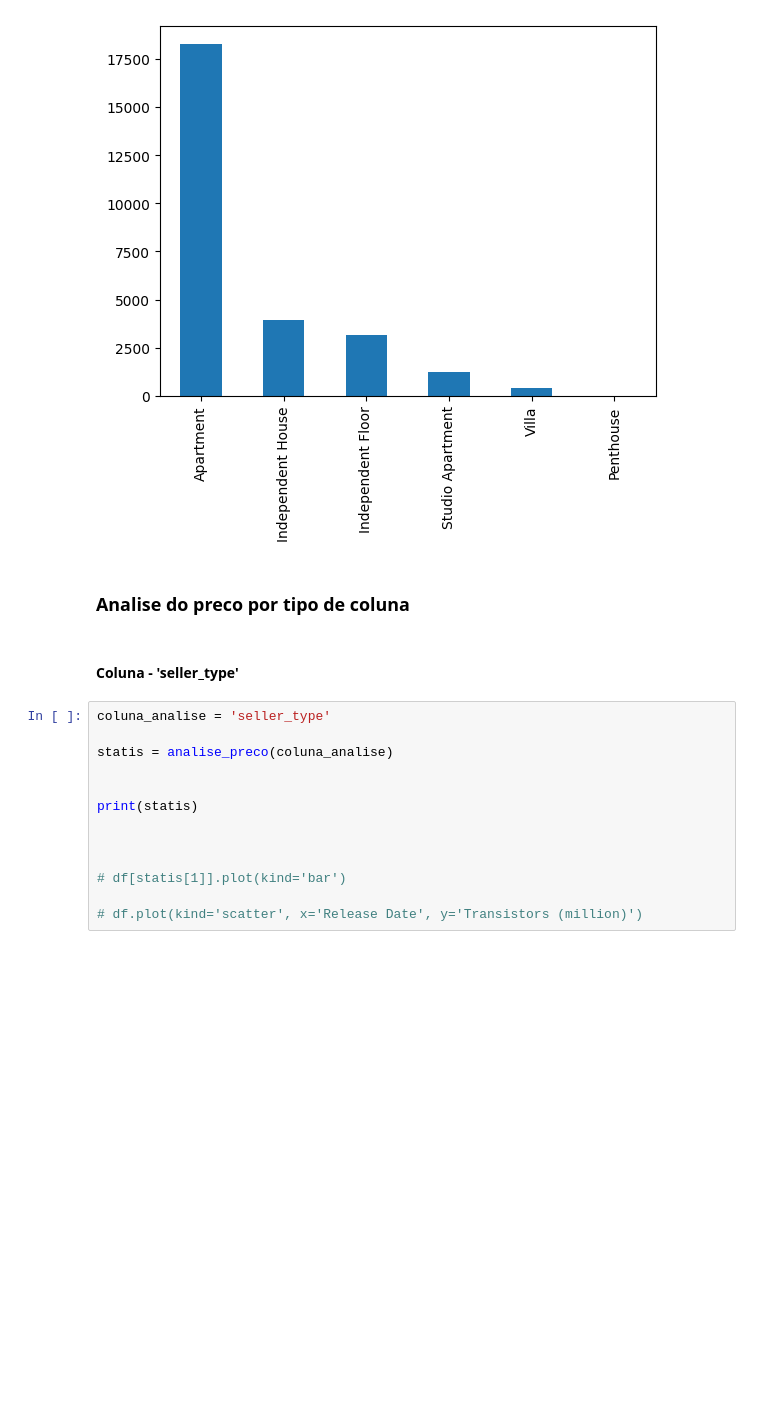
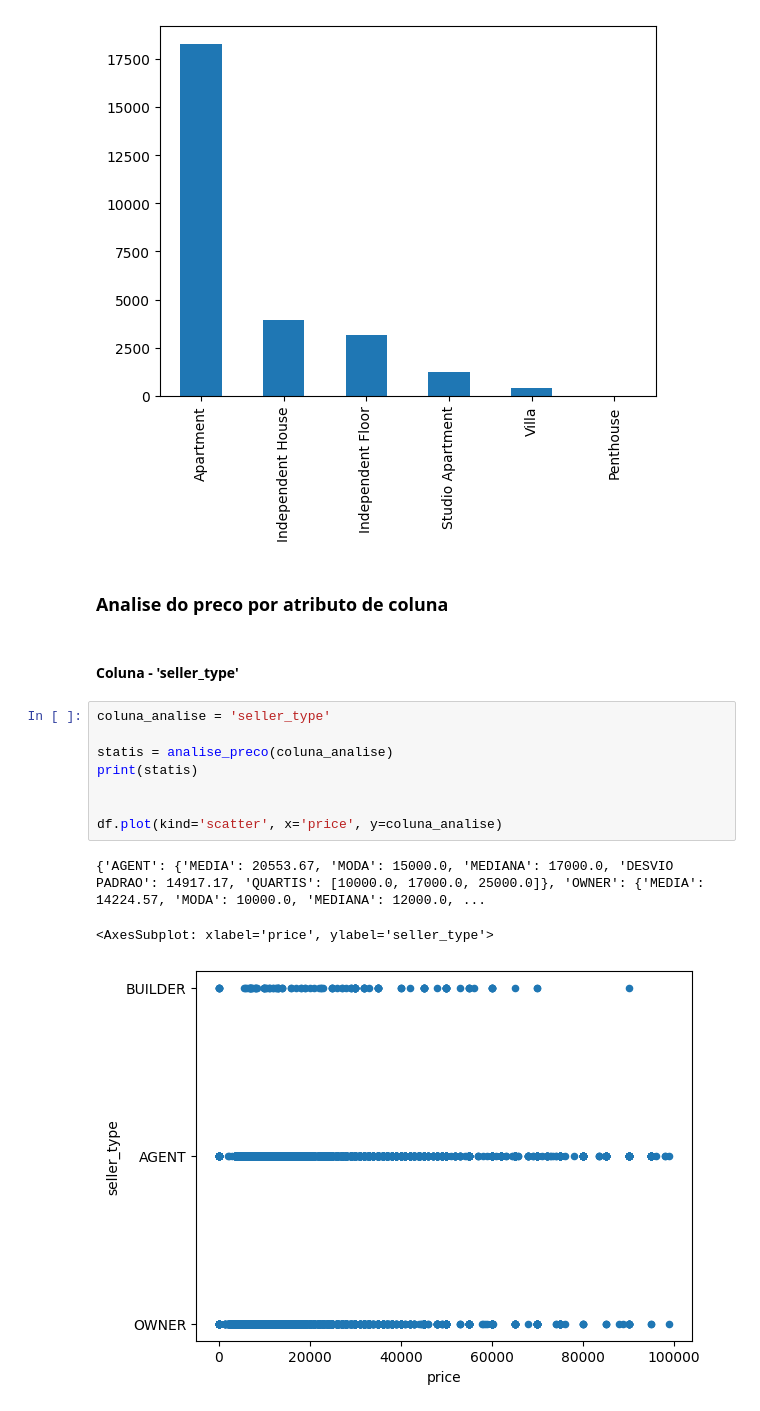
Before and after one commit to Felipanjos/a3_big_data_2022.2-, a Jupyter notebook: notebook.ipynb, the cells around one changed output. Saved outputs shown, nothing was run; the diff lists cells and outputs as text; blank space fills up the shorter version.

Commit message:
Complemento selecao por preco

```diff
--- a/notebook.ipynb
+++ b/notebook.ipynb
@@ -191,19 +152,18 @@ df[coluna_analise].value_counts().plot(kind='bar')
 <AxesSubplot: >
 [figure]
 # %% [markdown]
-### Analise do preco por tipo de coluna
+### Analise do preco por atributo de coluna
 # %% [markdown]
 #### Coluna - 'seller_type'
 # %%
 coluna_analise = 'seller_type'
 
 statis = analise_preco(coluna_analise)
-
-
 print(statis)
 
 
-
-# df[statis[1]].plot(kind='bar')
-
-# df.plot(kind='scatter', x='Release Date', y='Transistors (million)')
+df.plot(kind='scatter', x='price', y=coluna_analise)
+# %% [output]
+{'AGENT': {'MEDIA': 20553.67, 'MODA': 15000.0, 'MEDIANA': 17000.0, 'DESVIO PADRAO': 14917.17, 'QUARTIS': [10000.0, 17000.0, 25000.0]}, 'OWNER': {'MEDIA': 14224.57, 'MODA': 10000.0, 'MEDIANA': 12000.0, ...
+<AxesSubplot: xlabel='price', ylabel='seller_type'>
+[figure, added]
```
Also changed, not shown: parts of 17 cells of this notebook.
